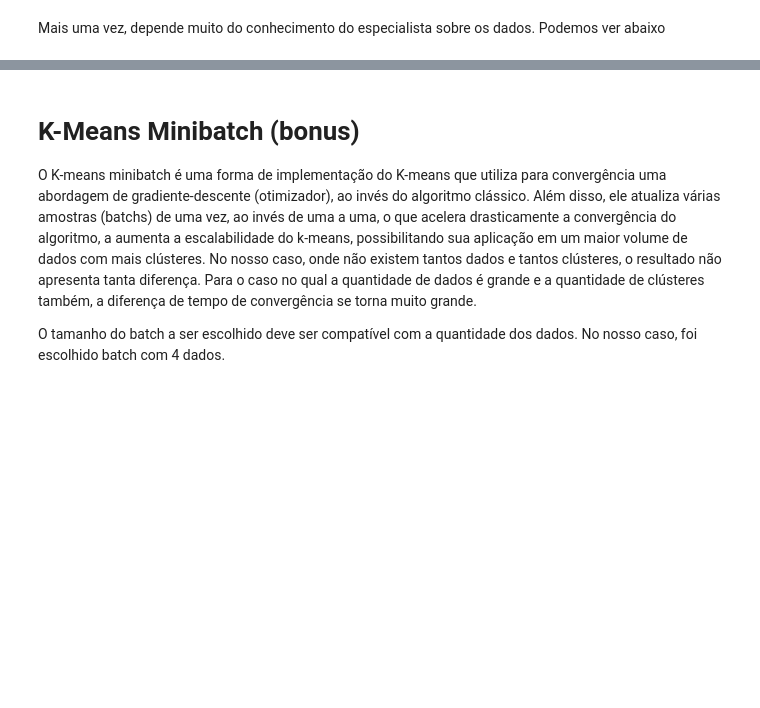
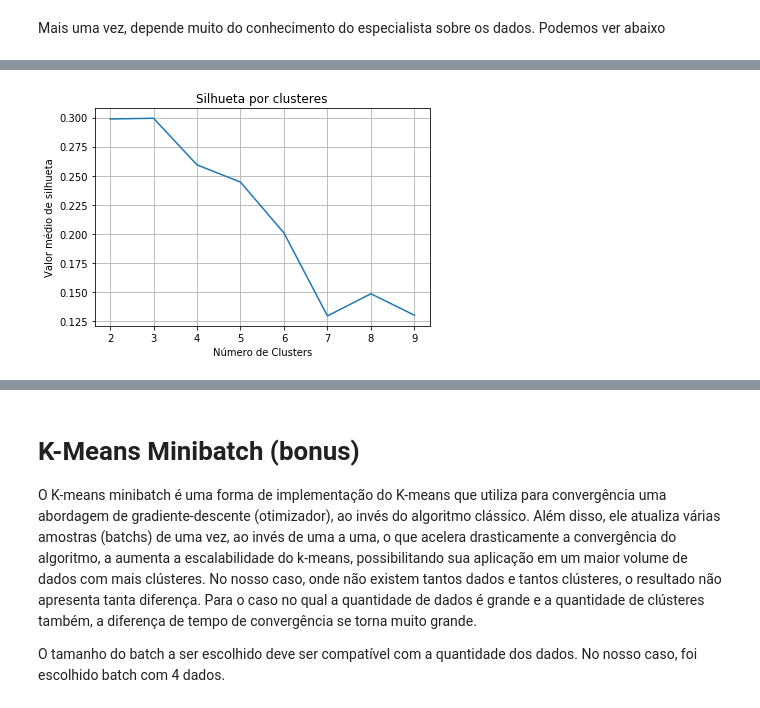
Before and after one commit to GabrielGomesBr/stairway-to-clustering, a Jupyter notebook: Stairway to clustering.ipynb, the cells around one changed output, grey strips where cells are left out. Cells and saved outputs as stored; diff of their text form; code cells hidden in the pictures; blank space fills up the shorter version.

```diff
--- a/Stairway to clustering.ipynb
+++ b/Stairway to clustering.ipynb
@@ -586,0 +591,20 @@ desenha_grafico(df['Total_Fenóis'], df['Flavanoids'], cluster_centers['Total_Fe
+# %%
+from sklearn.metrics import silhouette_samples, silhouette_score
+range_n_clusters = [i for i in range(2,10)]
+# %%
+silhouette_values = []
+for cluster in range_n_clusters:
+    clusterer = KMeans(n_clusters=cluster, random_state=10) #random state para inicializar sempre no mesmo local
+    cluster_labels = clusterer.fit_predict(df)
+    silhouette_avg = silhouette_score(df, cluster_labels)
+    silhouette_values.append(silhouette_avg)
+# %%
+silhouette_values
+plt.plot(range_n_clusters, silhouette_values)
+plt.xlabel("Número de Clusters")
+plt.ylabel("Valor médio de silhueta")
+plt.title("Silhueta por clusteres")
+plt.grid()
+plt.show()
+# %% [output]
+[figure, added]
```
Also changed, not shown: parts of 18 cells of this notebook.
